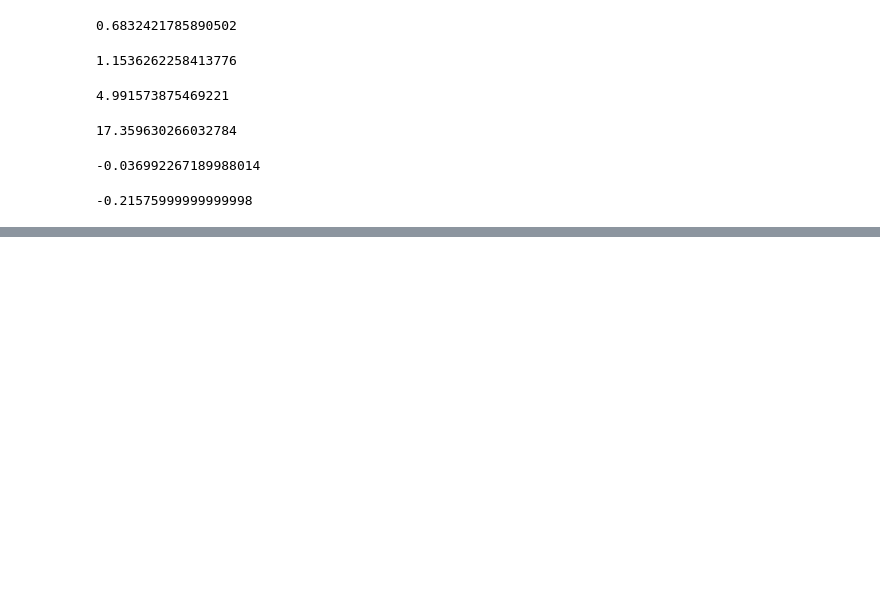
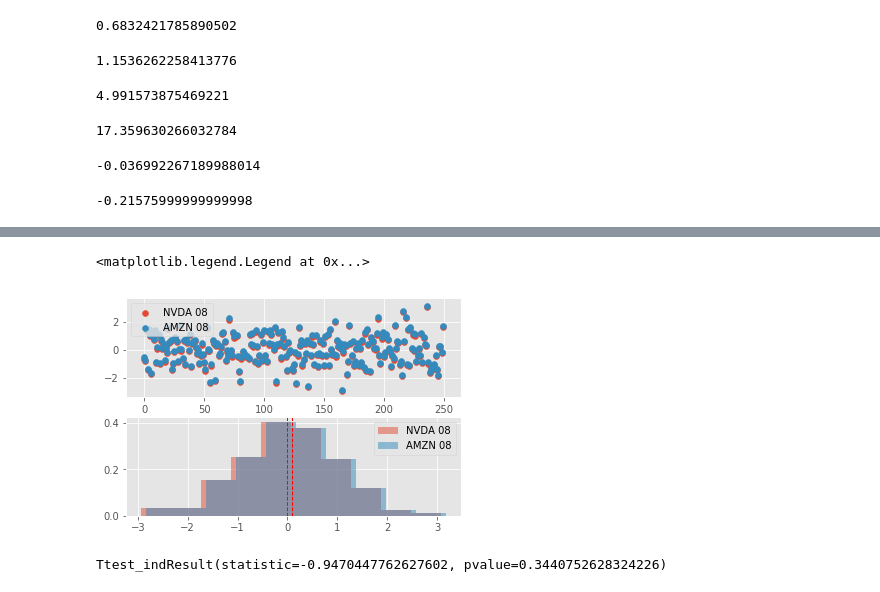
Before and after one commit to Antediluvien/Project-1-start, a Jupyter notebook: stock-1.ipynb, the cells around one changed output, grey strips where cells are left out. Cells and saved outputs as stored; diff of their text form; code cells hidden in the pictures; blank space fills up the shorter version.

```diff
--- a/stock-1.ipynb
+++ b/stock-1.ipynb
@@ -799,0 +857,3 @@ Ttest_indResult(statistic=nan, pvalue=nan)
+# %%
+nvda_08_mean = df_nvda_08['Diff'].mean()
+nvda_08_mean
@@ -799,0 +912,3 @@ Ttest_indResult(statistic=nan, pvalue=nan)
+# %%
+amzn_08_mean=df_amzn_08['Diff'].mean()
+amzn_08_mean
@@ -799,0 +987,25 @@ Ttest_indResult(statistic=nan, pvalue=nan)
+# %%
+def gendata_08(loc1=0, loc2=0):
+    population_n_08 = stats.norm.rvs(loc=loc1, size = 250, random_state=250)
+    population_a_08 = stats.norm.rvs(loc=loc2, size = 250, random_state=250)
+    return population_n_08, population_a_08
+population_n_08, population_a_08 = gendata_08(loc1=nvda_08_mean, loc2=amzn_08_mean)
+plt.subplot(2, 1, 1)
+plt.scatter(range(len(population_n_08)), population_n_08, label="NVDA 08")
+plt.scatter(range(len(population_a_08)), population_a_08, label="AMZN 08")
+plt.legend()
+
+    # Histogram Plot of Data
+plt.subplot(2, 1, 2)
+plt.hist(population_n_08, 10, density=True, alpha=0.5, label="NVDA 08")
+plt.hist(population_a_08, 10, density=True, alpha=0.5, label="AMZN 08")
+plt.axvline(population_n_08.mean(), color='r', linestyle='dashed', linewidth=1)
+plt.axvline(population_a_08.mean(), color='r', linestyle='dashed', linewidth=1)
+plt.legend()
+# %% [output]
+<matplotlib.legend.Legend at 0x...>
+[figure, added]
+# %%
+stats.ttest_ind(population_n_08, population_a_08, equal_var=False)
+# %% [output]
+Ttest_indResult(statistic=-0.9470447762627602, pvalue=0.3440752628324226)
```
Also changed, not shown: parts of 82 cells of this notebook.
